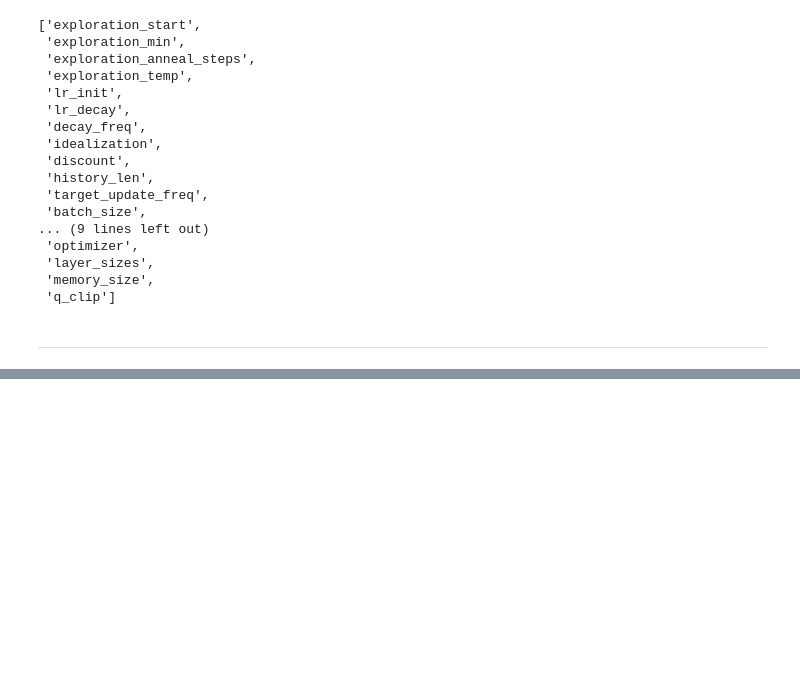
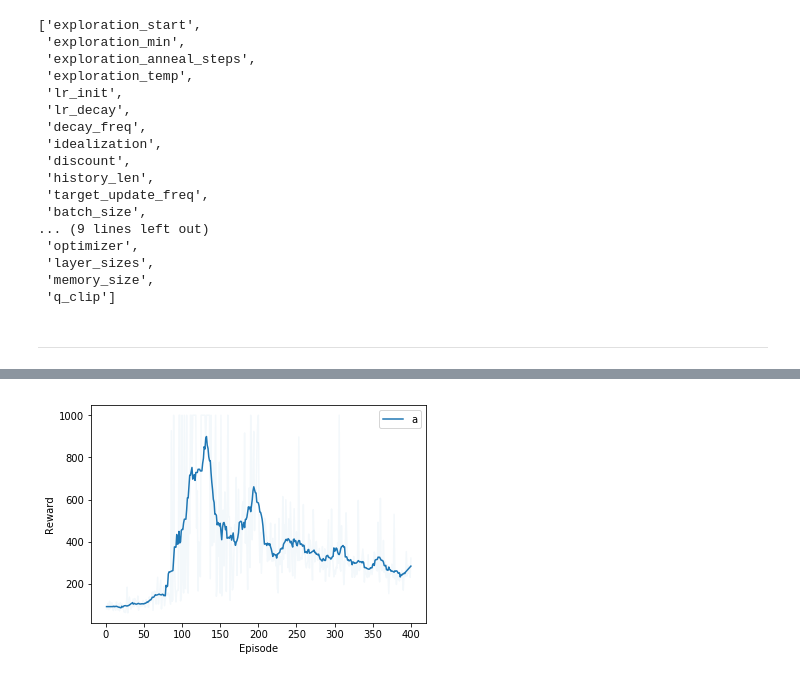
Before and after one commit to stefan-niculae/lunar-rainbow, a Jupyter notebook: gather_priors.ipynb, the cells around one changed output, grey strips where cells are left out. Cells and saved outputs as stored; diff of their text form; code cells hidden in the pictures; blank space fills up the shorter version.

```diff
--- a/gather_priors.ipynb
+++ b/gather_priors.ipynb
@@ -129,0 +325,4 @@ df = pd.DataFrame(dicts)
+# %%
+smoothed_steps, = training_progress_static([best_qlp_train], [15], ['a'], column='steps')  # 340
+# %% [output]
+[figure, added]
```
Also changed, not shown: parts of 27 cells of this notebook, 34 other files.
